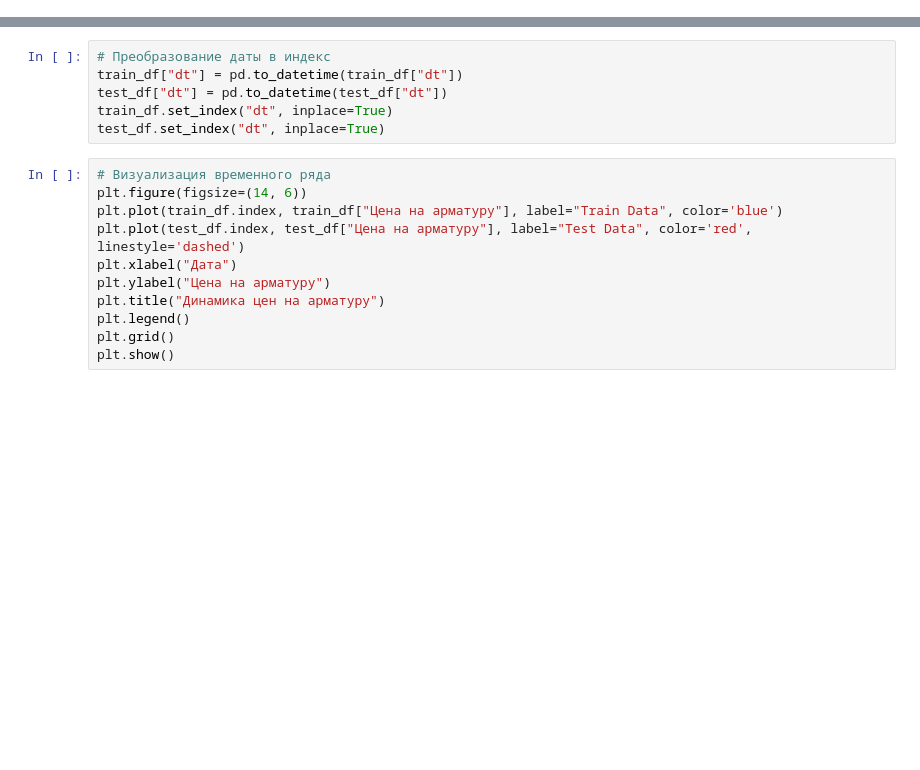
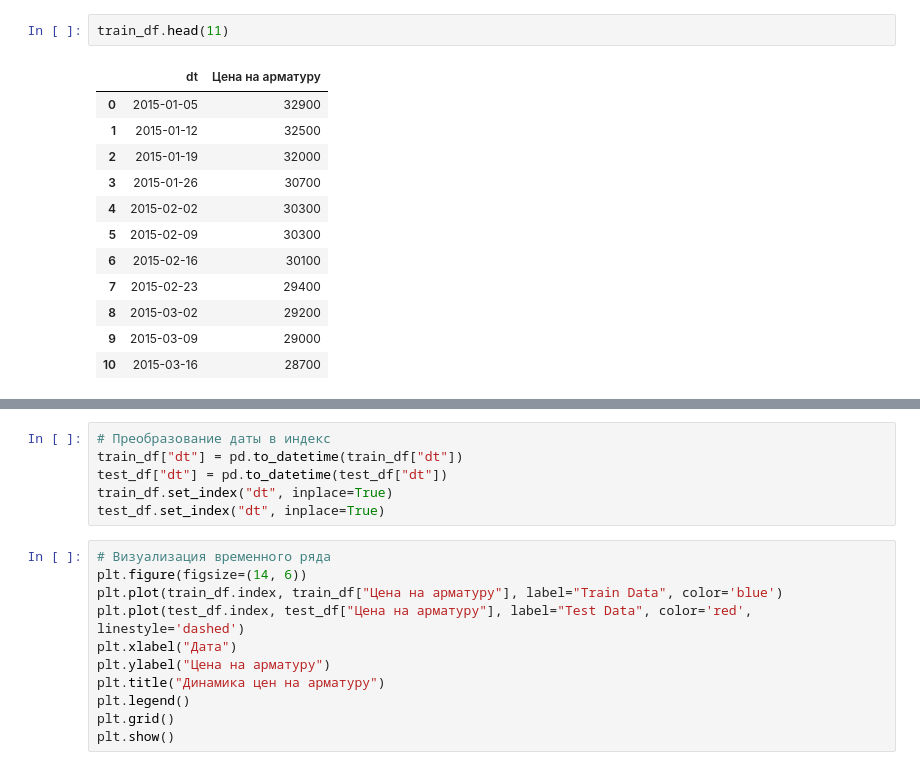
Before and after one commit to EBUSYGIN/ML-3, a Jupyter notebook: Regression.ipynb, the cells around one changed output, grey strips where cells are left out. Drawn from its saved outputs; the diff is of its cells as text; blank space fills up the shorter version.

```diff
--- a/Regression.ipynb
+++ b/Regression.ipynb
@@ -16,0 +30,15 @@ test_df = pd.read_excel(test_path)
+# %%
+train_df.head(11)
+# %% [output]
+|  | dt | Цена на арматуру |
+| 0 | 2015-01-05 | 32900 |
+| 1 | 2015-01-12 | 32500 |
+| 2 | 2015-01-19 | 32000 |
+| 3 | 2015-01-26 | 30700 |
+| 4 | 2015-02-02 | 30300 |
+| 5 | 2015-02-09 | 30300 |
+| 6 | 2015-02-16 | 30100 |
+| 7 | 2015-02-23 | 29400 |
+| 8 | 2015-03-02 | 29200 |
+| 9 | 2015-03-09 | 29000 |
+| 10 | 2015-03-16 | 28700 |
```
Also changed, not shown: parts of 5 cells of this notebook.
